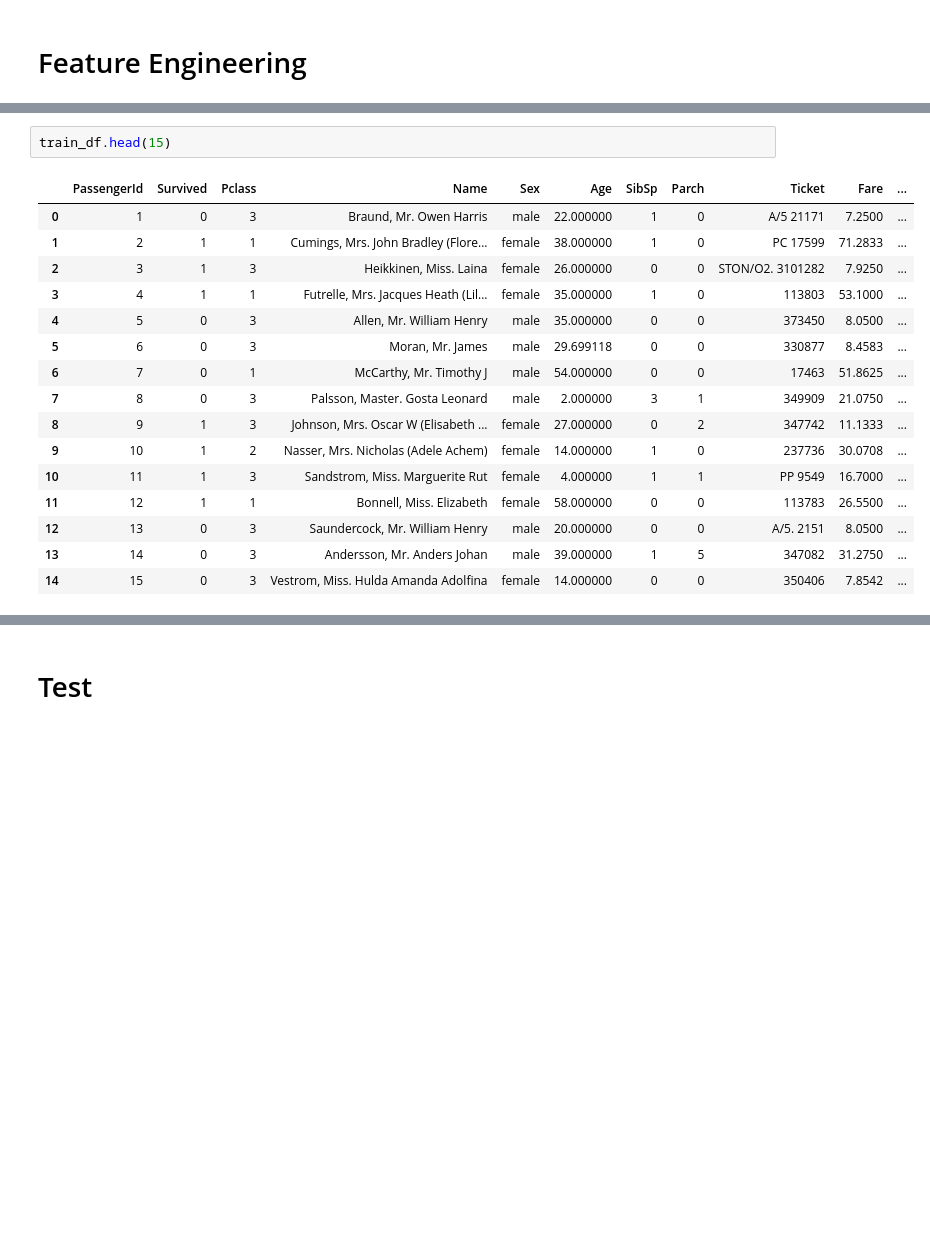
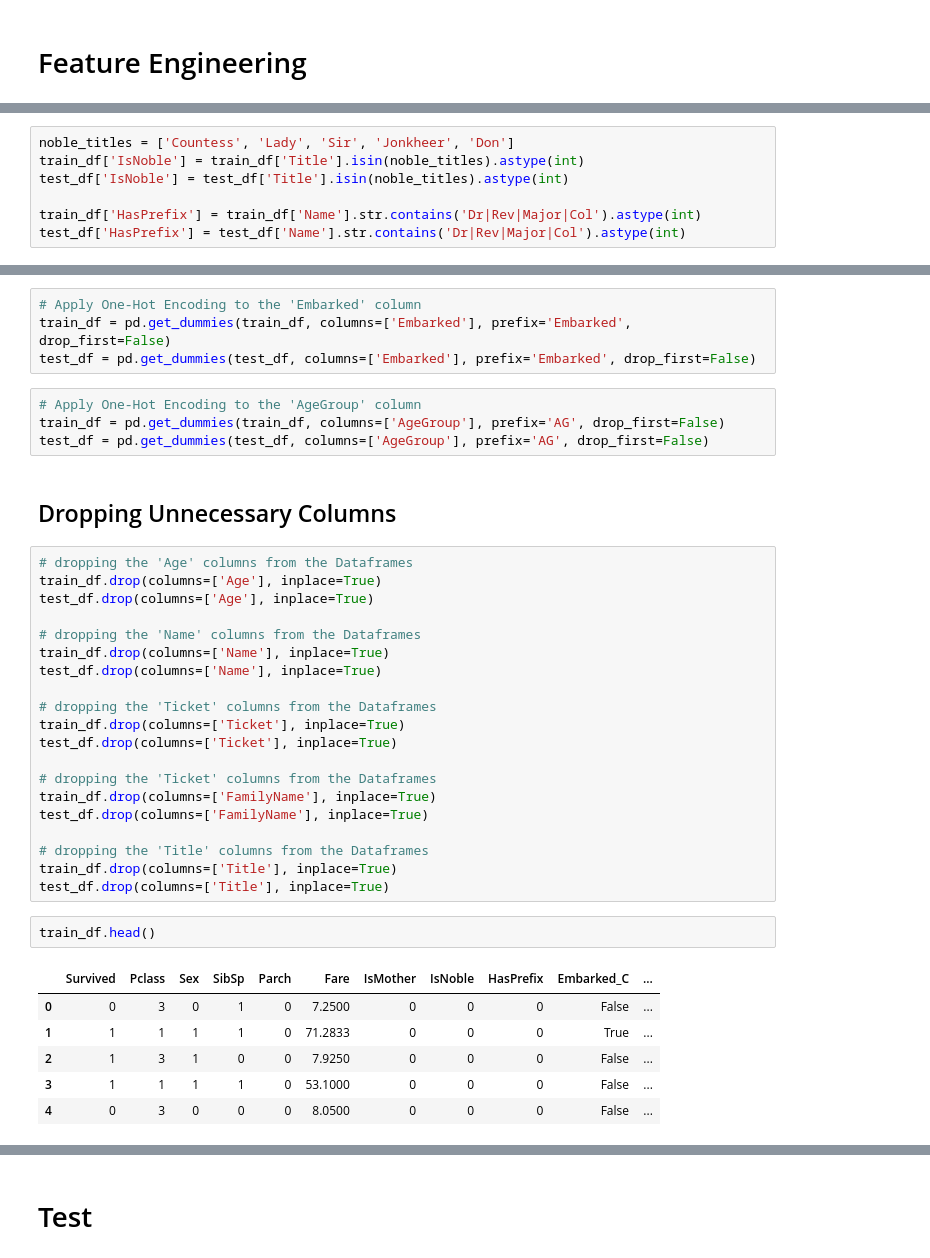
Before and after one commit to ibshafique/mlops_with_poridhi, a Jupyter notebook: prerequisite_projects/Titanic_Project/project_titanic_1.ipynb, the cells around one changed output, grey strips where cells are left out. Drawn from its saved outputs; the diff is of its cells as text; blank space fills up the shorter version.

```diff
--- a/prerequisite_projects/Titanic_Project/project_titanic_1.ipynb
+++ b/prerequisite_projects/Titanic_Project/project_titanic_1.ipynb
@@ -265,0 +387,7 @@ dtype: int64
+# %%
+noble_titles = ['Countess', 'Lady', 'Sir', 'Jonkheer', 'Don']
+train_df['IsNoble'] = train_df['Title'].isin(noble_titles).astype(int)
+test_df['IsNoble'] = test_df['Title'].isin(noble_titles).astype(int)
+
+train_df['HasPrefix'] = train_df['Name'].str.contains('Dr|Rev|Major|Col').astype(int)
+test_df['HasPrefix'] = test_df['Name'].str.contains('Dr|Rev|Major|Col').astype(int)
@@ -266,19 +398,39 @@ dtype: int64
+# %%
+# Apply One-Hot Encoding to the 'Embarked' column
+train_df = pd.get_dummies(train_df, columns=['Embarked'], prefix='Embarked', drop_first=False)
+test_df = pd.get_dummies(test_df, columns=['Embarked'], prefix='Embarked', drop_first=False)
+# %%
+# Apply One-Hot Encoding to the 'AgeGroup' column
+train_df = pd.get_dummies(train_df, columns=['AgeGroup'], prefix='AG', drop_first=False)
+test_df = pd.get_dummies(test_df, columns=['AgeGroup'], prefix='AG', drop_first=False)
+# %% [markdown]
+## Dropping Unnecessary Columns
+# %%
+# dropping the 'Age' columns from the Dataframes
+train_df.drop(columns=['Age'], inplace=True)
+test_df.drop(columns=['Age'], inplace=True)
+
+# dropping the 'Name' columns from the Dataframes
+train_df.drop(columns=['Name'], inplace=True)
+test_df.drop(columns=['Name'], inplace=True)
+
+# dropping the 'Ticket' columns from the Dataframes
+train_df.drop(columns=['Ticket'], inplace=True)
+test_df.drop(columns=['Ticket'], inplace=True)
+
+# dropping the 'Ticket' columns from the Dataframes
+train_df.drop(columns=['FamilyName'], inplace=True)
+test_df.drop(columns=['FamilyName'], inplace=True)
+
+# dropping the 'Title' columns from the Dataframes
+train_df.drop(columns=['Title'], inplace=True)
+test_df.drop(columns=['Title'], inplace=True)
 # %%
-train_df.head(15)
+train_df.head()
 # %% [output]
-|  | PassengerId | Survived | Pclass | Name | Sex | Age | SibSp | Parch | Ticket | Fare | ... |
-| 0 | 1 | 0 | 3 | Braund, Mr. Owen Harris | male | 22.000000 | 1 | 0 | A/5 21171 | 7.2500 | ... |
-| 1 | 2 | 1 | 1 | Cumings, Mrs. John Bradley (Flore... | female | 38.000000 | 1 | 0 | PC 17599 | 71.2833 | ... |
-| 2 | 3 | 1 | 3 | Heikkinen, Miss. Laina | female | 26.000000 | 0 | 0 | STON/O2. 3101282 | 7.9250 | ... |
-| 3 | 4 | 1 | 1 | Futrelle, Mrs. Jacques Heath (Lil... | female | 35.000000 | 1 | 0 | 113803 | 53.1000 | ... |
-| 4 | 5 | 0 | 3 | Allen, Mr. William Henry | male | 35.000000 | 0 | 0 | 373450 | 8.0500 | ... |
-| 5 | 6 | 0 | 3 | Moran, Mr. James | male | 29.699118 | 0 | 0 | 330877 | 8.4583 | ... |
-| 6 | 7 | 0 | 1 | McCarthy, Mr. Timothy J | male | 54.000000 | 0 | 0 | 17463 | 51.8625 | ... |
-| 7 | 8 | 0 | 3 | Palsson, Master. Gosta Leonard | male | 2.000000 | 3 | 1 | 349909 | 21.0750 | ... |
-| 8 | 9 | 1 | 3 | Johnson, Mrs. Oscar W (Elisabeth ... | female | 27.000000 | 0 | 2 | 347742 | 11.1333 | ... |
-| 9 | 10 | 1 | 2 | Nasser, Mrs. Nicholas (Adele Achem) | female | 14.000000 | 1 | 0 | 237736 | 30.0708 | ... |
-| 10 | 11 | 1 | 3 | Sandstrom, Miss. Marguerite Rut | female | 4.000000 | 1 | 1 | PP 9549 | 16.7000 | ... |
-| 11 | 12 | 1 | 1 | Bonnell, Miss. Elizabeth | female | 58.000000 | 0 | 0 | 113783 | 26.5500 | ... |
-| 12 | 13 | 0 | 3 | Saundercock, Mr. William Henry | male | 20.000000 | 0 | 0 | A/5. 2151 | 8.0500 | ... |
-| 13 | 14 | 0 | 3 | Andersson, Mr. Anders Johan | male | 39.000000 | 1 | 5 | 347082 | 31.2750 | ... |
-| 14 | 15 | 0 | 3 | Vestrom, Miss. Hulda Amanda Adolfina | female | 14.000000 | 0 | 0 | 350406 | 7.8542 | ... |
+|  | Survived | Pclass | Sex | SibSp | Parch | Fare | IsMother | IsNoble | HasPrefix | Embarked_C | ... |
+| 0 | 0 | 3 | 0 | 1 | 0 | 7.2500 | 0 | 0 | 0 | False | ... |
+| 1 | 1 | 1 | 1 | 1 | 0 | 71.2833 | 0 | 0 | 0 | True | ... |
+| 2 | 1 | 3 | 1 | 0 | 0 | 7.9250 | 0 | 0 | 0 | False | ... |
+| 3 | 1 | 1 | 1 | 1 | 0 | 53.1000 | 0 | 0 | 0 | False | ... |
+| 4 | 0 | 3 | 0 | 0 | 0 | 8.0500 | 0 | 0 | 0 | False | ... |
```
Also changed, not shown: parts of 24 cells of this notebook.
